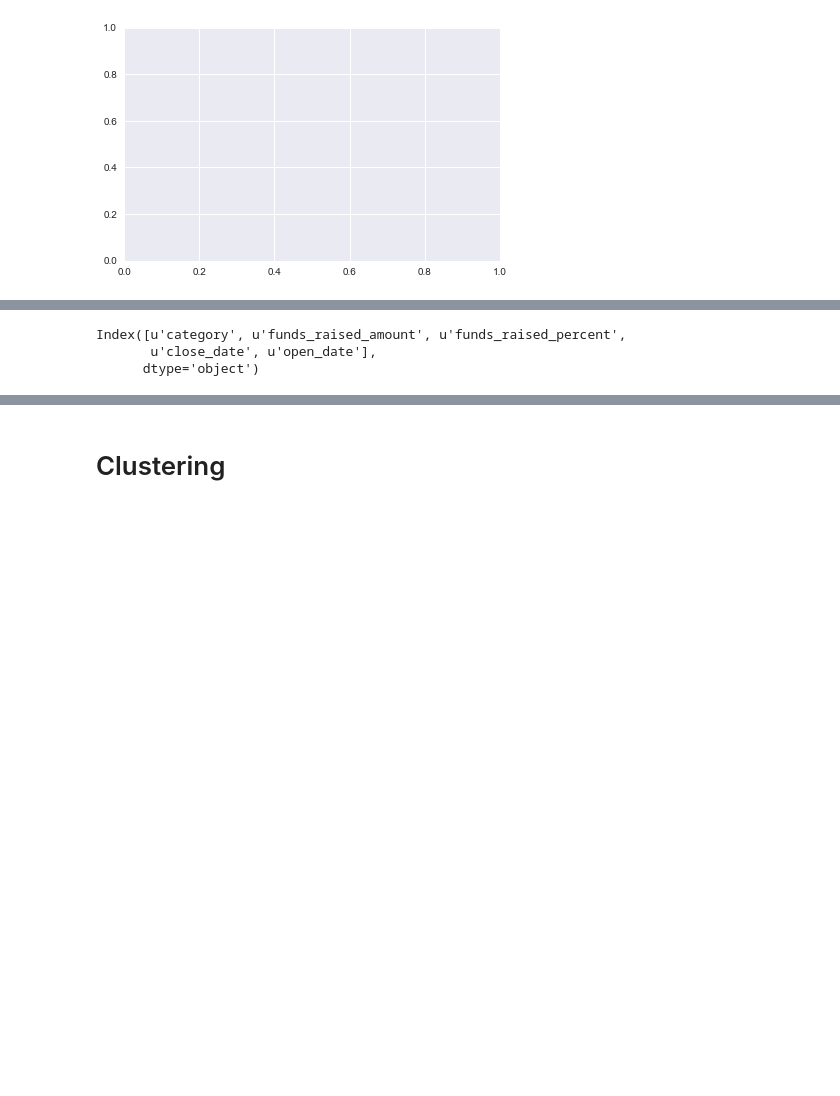
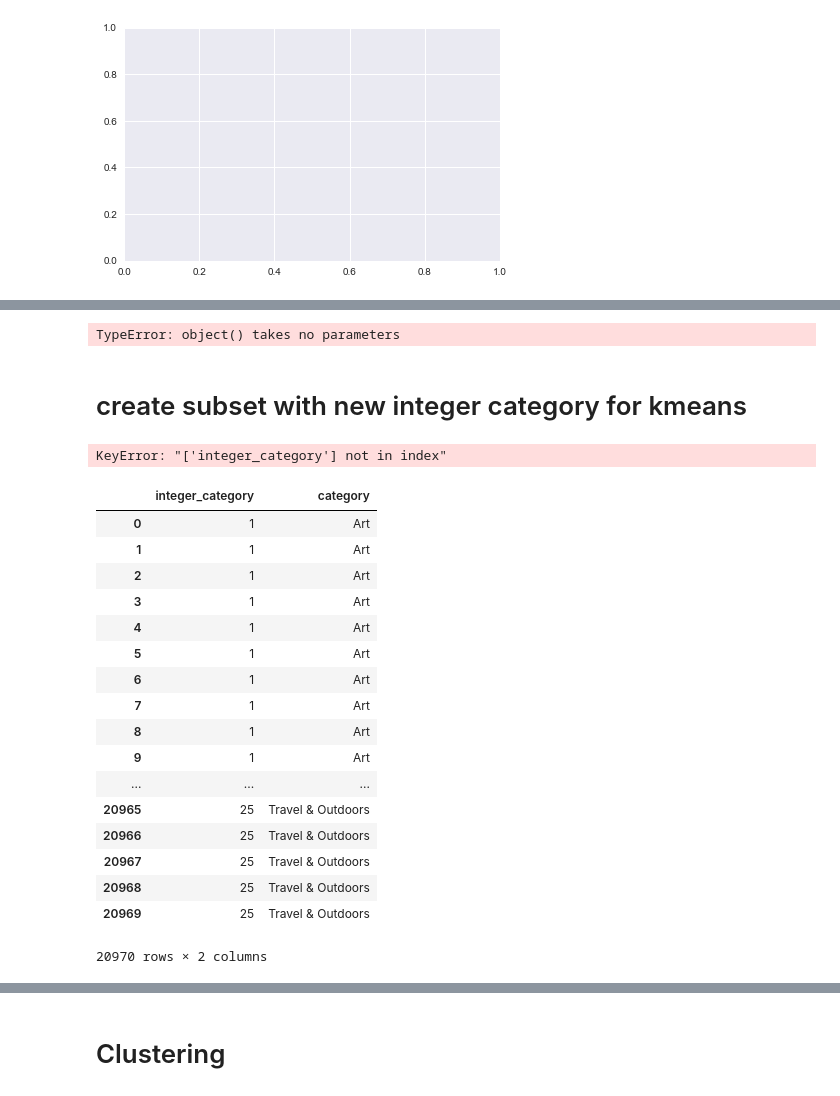
Before and after one commit to kimkxle/DS-SF-42, a Jupyter notebook: FinalProject_KimLe/finalproject_kimle.ipynb, the cells around one changed output, grey strips where cells are left out. Saved outputs shown, nothing was run; the diff lists cells and outputs as text; code cells hidden in the pictures; blank space fills up the shorter version.

```diff
--- a/FinalProject_KimLe/finalproject_kimle.ipynb
+++ b/FinalProject_KimLe/finalproject_kimle.ipynb
@@ -680,14 +886,43 @@ ValueError: max must be larger than min in range parameter.
+# %%
+str_category = df.category
+
+int_lst = [int(object(x)) for x in str_category]
+
+print (int_lst)
+# %% [output]
+TypeError: object() takes no parameters
+# %% [markdown]
+# create subset with new integer category for kmeans
 # %%
-#create the 7 subset of attributes to work with
+#create the 5 subset of attributes to work with
 #subset = ['category', 'funds_raised_amount', 'funds_raised_percent', 'is_indemand', 'is_pre_launch', 'product_stage', 'tagline']
 #df.set_index('category')
 
-subset = ['category','funds_raised_amount', 'funds_raised_percent', 'close_date', 'open_date']
+subset = ['integer_category','category','funds_raised_amount', 'funds_raised_percent', 'close_date', 'open_date']
 
 df2 = df[subset].copy()
 
 df2.columns
 # %% [output]
-Index([u'category', u'funds_raised_amount', u'funds_raised_percent',
-       u'close_date', u'open_date'],
-      dtype='object')
+KeyError: "['integer_category'] not in index"
+# %%
+df2.iloc[: ,0:2]
+# %% [output]
+|  | integer_category | category |
+| 0 | 1 | Art |
+| 1 | 1 | Art |
+| 2 | 1 | Art |
+| 3 | 1 | Art |
+| 4 | 1 | Art |
+| 5 | 1 | Art |
+| 6 | 1 | Art |
+| 7 | 1 | Art |
+| 8 | 1 | Art |
+| 9 | 1 | Art |
+| ... | ... | ... |
+| 20965 | 25 | Travel & Outdoors |
+| 20966 | 25 | Travel & Outdoors |
+| 20967 | 25 | Travel & Outdoors |
+| 20968 | 25 | Travel & Outdoors |
+| 20969 | 25 | Travel & Outdoors |
+20970 rows × 2 columns
```
Also changed, not shown: parts of 46 cells of this notebook.
